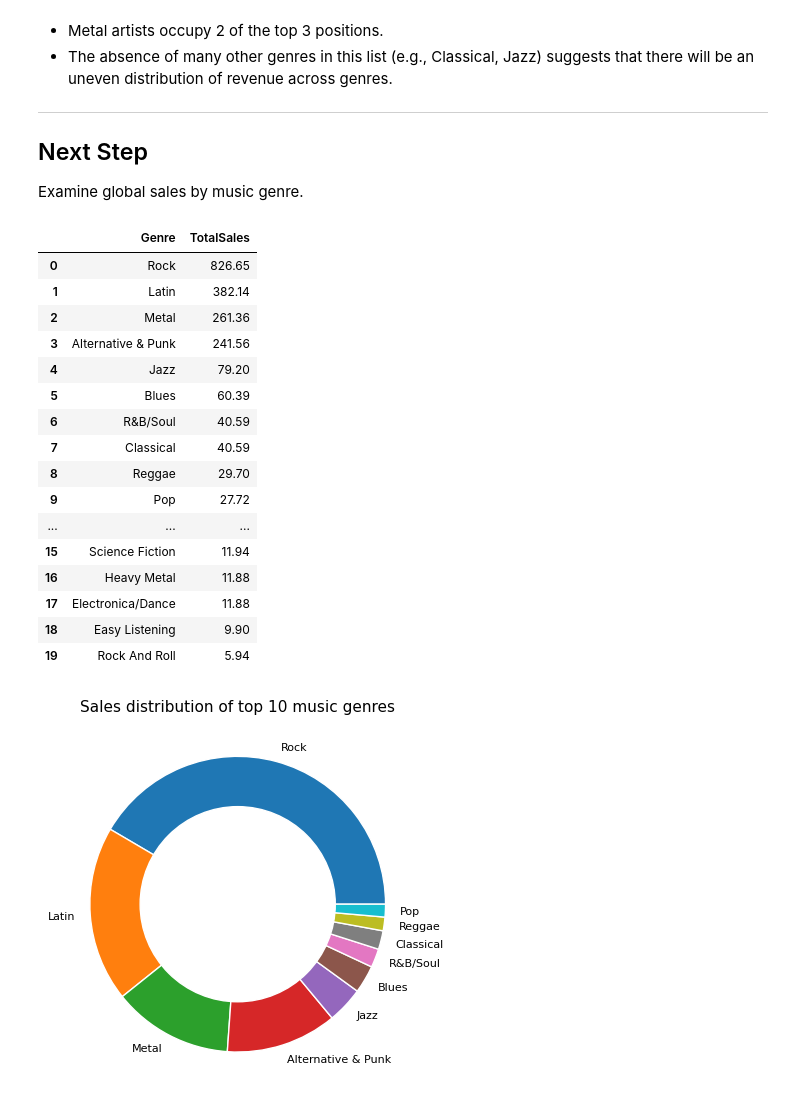
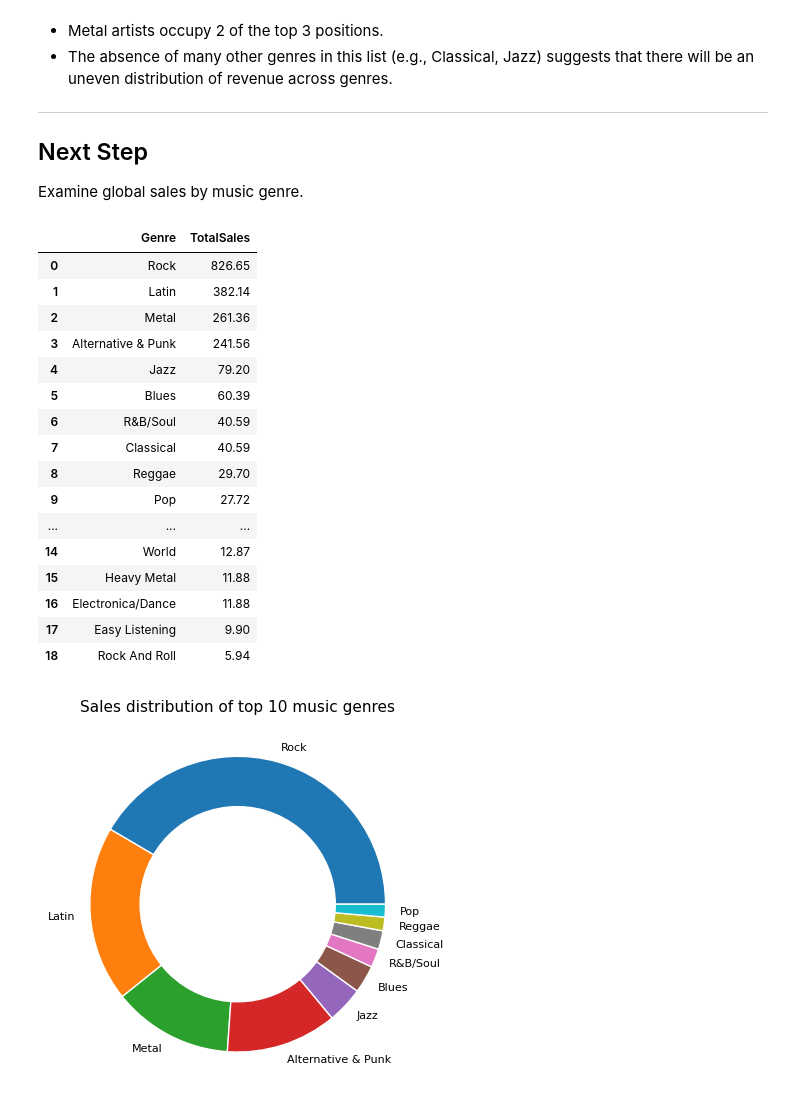
Before and after one commit to bpgodsil/sql-chinook-project, a Jupyter notebook: ChinookSQLProject.ipynb, the cells around one changed output. Cells and saved outputs as stored; diff of their text form; code cells hidden in the pictures.

```diff
--- a/ChinookSQLProject.ipynb
+++ b/ChinookSQLProject.ipynb
@@ -127,36 +218,35 @@ Examine global sales by music genre.
 # %%
 # estimate global sales by music genre
 # explicitly excluding rows from the televison-related and Comedy genres, to focus on music artists
 query = """
-    SELECT ge.Name AS Genre,
+    SELECT ge.GenreName AS Genre,
     ROUND(SUM(il.UnitPrice * il.Quantity), 2) AS TotalSales
-    FROM invoiceline AS il
-    JOIN track AS tr ON il.TrackID = tr.TrackID
-    JOIN genre AS ge ON tr.GenreID = ge.GenreID
-    WHERE ge.Name NOT IN ('TV Shows', 'Drama', 'Sci Fi & Fantasy', 'Comedy')
-    GROUP BY ge.Name
+    FROM invoiceline_music AS il
+    JOIN track_music AS tr ON il.TrackID = tr.TrackID
+    JOIN genre_music AS ge ON tr.GenreID = ge.GenreID
+    GROUP BY ge.GenreName
     ORDER BY TotalSales DESC;
 """
 genre_sales = pd.read_sql_query(query, engine)
 genre_sales
 # %% [output]
 |  | Genre | TotalSales |
 | 0 | Rock | 826.65 |
 | 1 | Latin | 382.14 |
 | 2 | Metal | 261.36 |
 | 3 | Alternative & Punk | 241.56 |
 | 4 | Jazz | 79.20 |
 | 5 | Blues | 60.39 |
 | 6 | R&B/Soul | 40.59 |
 | 7 | Classical | 40.59 |
 | 8 | Reggae | 29.70 |
 | 9 | Pop | 27.72 |
 | ... | ... | ... |
-| 15 | Science Fiction | 11.94 |
-| 16 | Heavy Metal | 11.88 |
-| 17 | Electronica/Dance | 11.88 |
-| 18 | Easy Listening | 9.90 |
-| 19 | Rock And Roll | 5.94 |
+| 14 | World | 12.87 |
+| 15 | Heavy Metal | 11.88 |
+| 16 | Electronica/Dance | 11.88 |
+| 17 | Easy Listening | 9.90 |
+| 18 | Rock And Roll | 5.94 |
 # %%
 # donut chart of top 10 music genres in terms of global sales
 gs = genre_sales.head(10)
```
Also changed, not shown: parts of 24 cells of this notebook, 1 other file.
